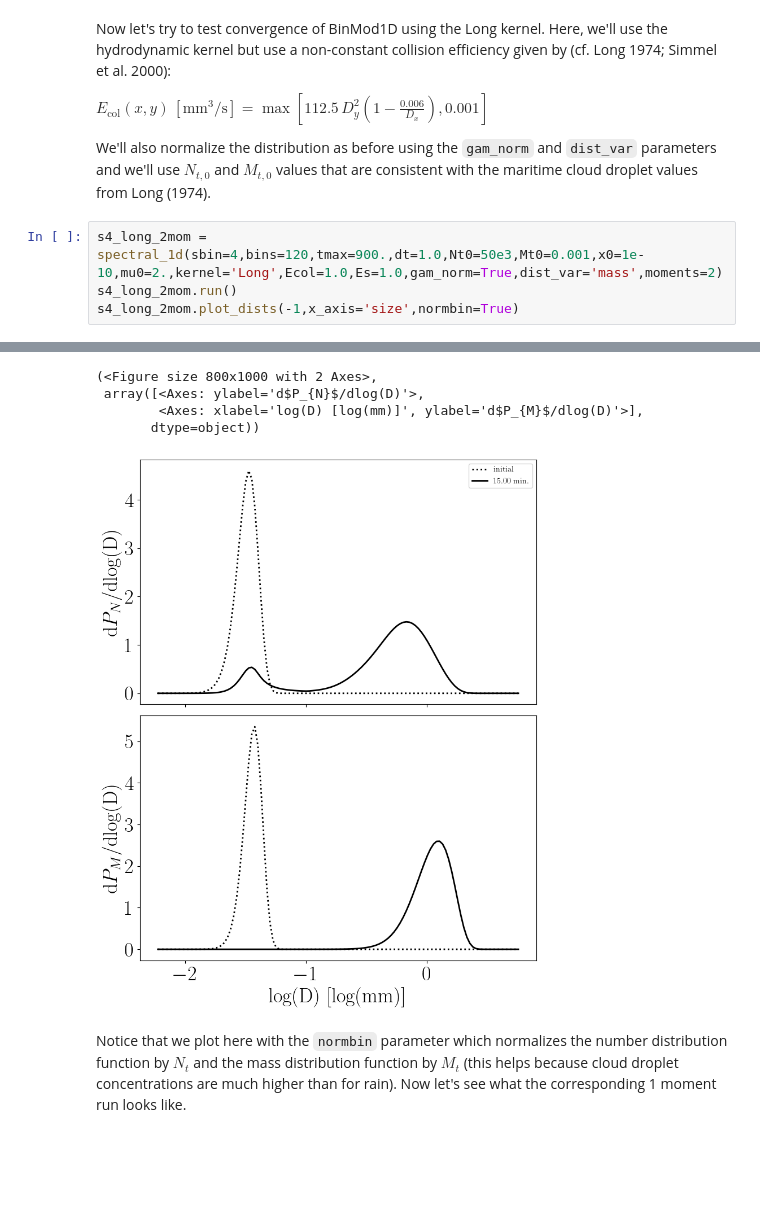
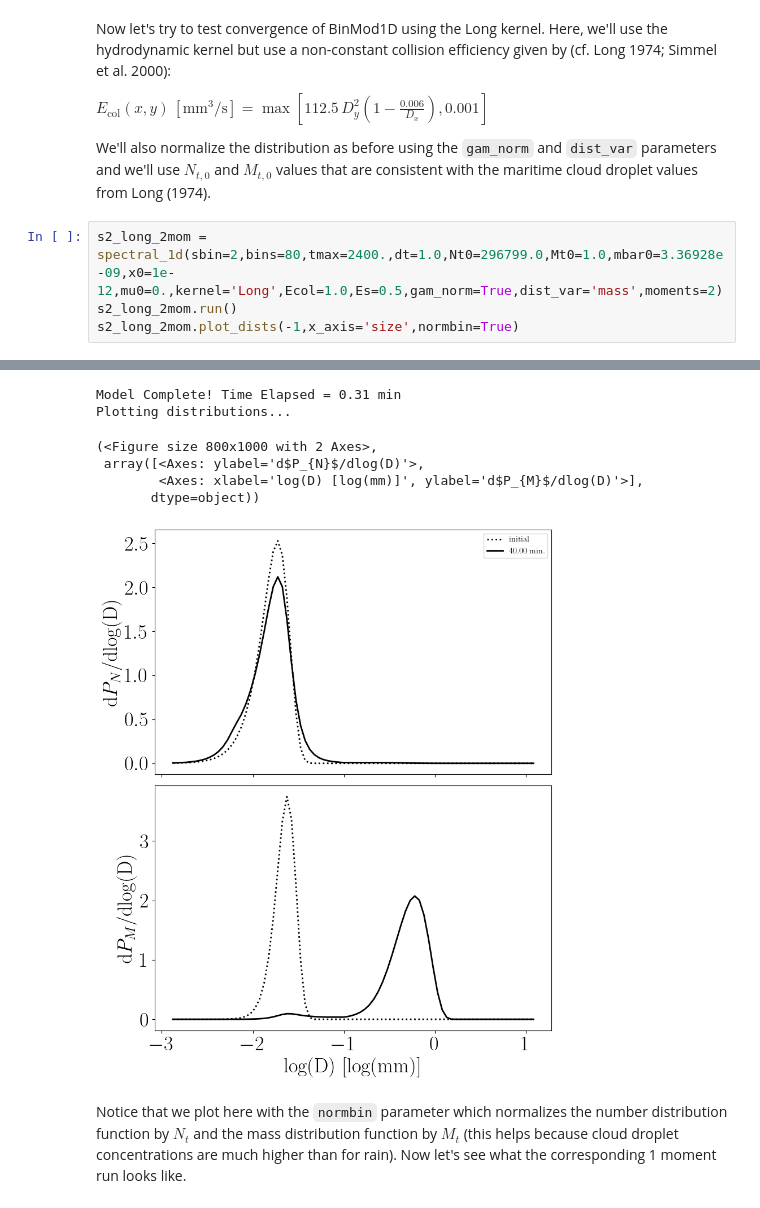
Before and after one commit to NOAA-National-Severe-Storms-Laboratory/BinMod1D-PARS, a Jupyter notebook: notebooks/BM1D_analytical_examples.ipynb, the cells around one changed output, grey strips where cells are left out. Saved outputs shown, nothing was run; the diff lists cells and outputs as text; blank space fills up the shorter version.

````diff
--- a/notebooks/BM1D_analytical_examples.ipynb
+++ b/notebooks/BM1D_analytical_examples.ipynb
@@ -145,7 +114,7 @@ $E_{\mathrm{col}}(x,y)\, [\mathrm{mm}^{3}/\mathrm{s}] = \max\left[112.5\, D_{y}^
 
 We'll also normalize the distribution as before using the ```gam_norm``` and ```dist_var``` parameters and we'll use $N_{t,0}$ and $M_{t,0}$ values that are consistent with the maritime cloud droplet values from Long (1974).
 # %%
-s4_long_2mom = spectral_1d(sbin=4,bins=120,tmax=900.,dt=1.0,Nt0=50e3,Mt0=0.001,x0=1e-10,mu0=2.,kernel='Long',Ecol=1.0,Es=1.0,gam_norm=True,dist_var='mass',moments=2)
-s4_long_2mom.run()
-s4_long_2mom.plot_dists(-1,x_axis='size',normbin=True)
+s2_long_2mom = spectral_1d(sbin=2,bins=80,tmax=2400.,dt=1.0,Nt0=296799.0,Mt0=1.0,mbar0=3.36928e-09,x0=1e-12,mu0=0.,kernel='Long',Ecol=1.0,Es=0.5,gam_norm=True,dist_var='mass',moments=2)
+s2_long_2mom.run()
+s2_long_2mom.plot_dists(-1,x_axis='size',normbin=True)
 # %% [output]
@@ -154,8 +122,10 @@ Plotting distributions...
-(<Figure size 800x1000 with 2 Axes>,
- array([<Axes: ylabel='d$P_{N}$/dlog(D)'>,
-        <Axes: xlabel='log(D) [log(mm)]', ylabel='d$P_{M}$/dlog(D)'>],
-       dtype=object))
+Model Complete! Time Elapsed = 0.31 min
+Plotting distributions...
+(<Figure size 800x1000 with 2 Axes>,
+ array([<Axes: ylabel='d$P_{N}$/dlog(D)'>,
+        <Axes: xlabel='log(D) [log(mm)]', ylabel='d$P_{M}$/dlog(D)'>],
+       dtype=object))
-[figure, old version]
+[figure, new version]
 # %% [markdown]
 Notice that we plot here with the ```normbin``` parameter which normalizes the number distribution function by $N_{t}$ and the mass distribution function by $M_{t}$ (this helps because cloud droplet concentrations are much higher than for rain). Now let's see what the corresponding 1 moment run looks like.
 # %%
````
Also changed, not shown: parts of 10 cells of this notebook, 10 other files.
